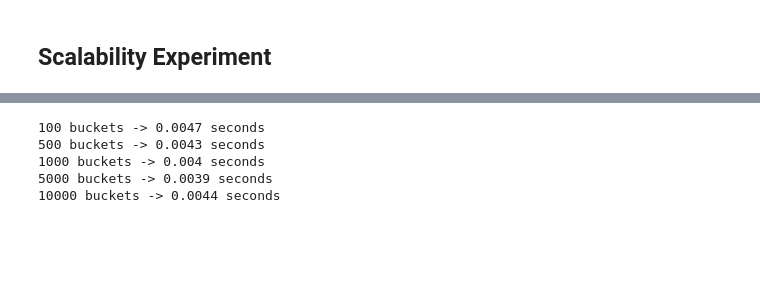
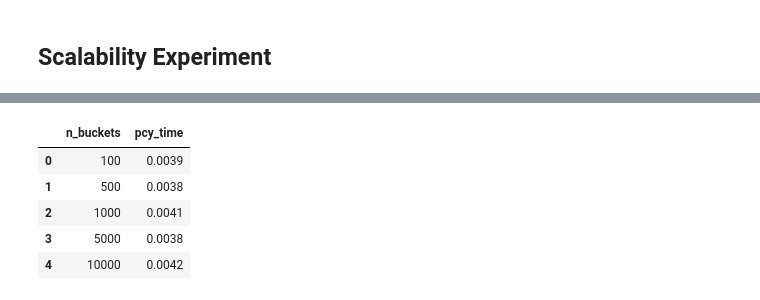
Before and after one commit to leilacielok/market_basket_analysis, a Jupyter notebook: project.ipynb, the cells around one changed output, grey strips where cells are left out. Drawn from its saved outputs; the diff is of its cells as text; code cells hidden in the pictures; blank space fills up the shorter version.

```diff
--- a/project.ipynb
+++ b/project.ipynb
@@ -543,15 +543,37 @@ plt.show()
 # %%
 # Effect of the number of buckets for the PCY Algorithm
+bucket_results = []
 
 for n_buckets in [100, 500, 1000, 5000, 10000]:
-    start = time.time()
-    pcy(baskets, MIN_SUPPORT_COUNT, n_buckets=n_buckets)
-    end = time.time()
+    times = []
 
-    print(n_buckets, "buckets ->", round(end - start, 4), "seconds")
+    for _ in range(N_RUNS):
+
+        start = time.time()
+
+        pcy(
+            baskets,
+            MIN_SUPPORT_COUNT,
+            n_buckets=n_buckets,
+            show_bucket_stats=False
+        )
+
+        times.append(time.time() - start)
+
+    avg_time = sum(times) / N_RUNS
+
+    bucket_results.append({
+        "n_buckets": n_buckets,
+        "pcy_time": avg_time
+    })
+
+bucket_results_df = pd.DataFrame(bucket_results)
+
+bucket_results_df.round(4)
 # %% [output]
-100 buckets -> 0.0047 seconds
-500 buckets -> 0.0043 seconds
-1000 buckets -> 0.004 seconds
-5000 buckets -> 0.0039 seconds
-10000 buckets -> 0.0044 seconds
+|  | n_buckets | pcy_time |
+| 0 | 100 | 0.0039 |
+| 1 | 500 | 0.0038 |
+| 2 | 1000 | 0.0041 |
+| 3 | 5000 | 0.0038 |
+| 4 | 10000 | 0.0042 |
```
Also changed, not shown: parts of 5 cells of this notebook.
